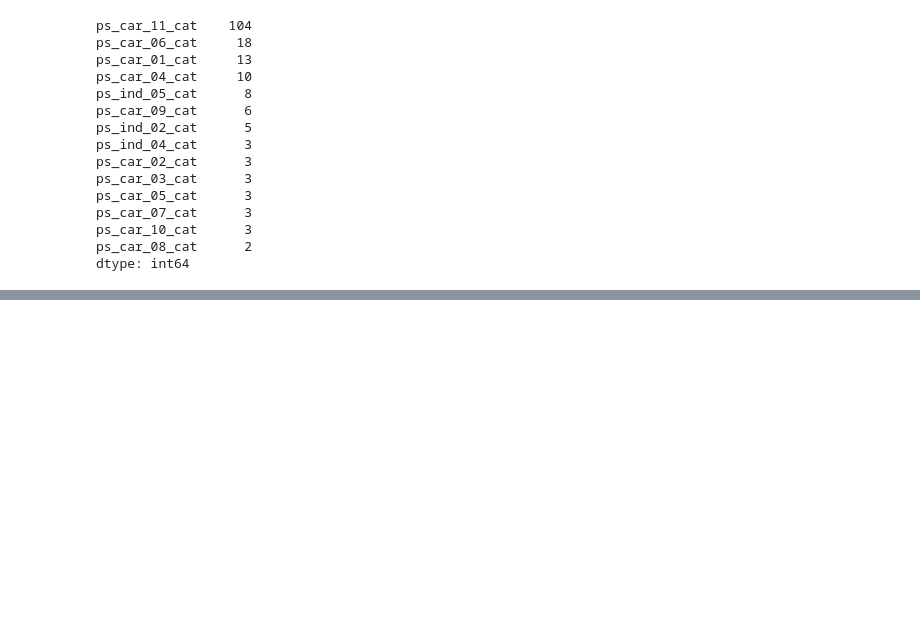
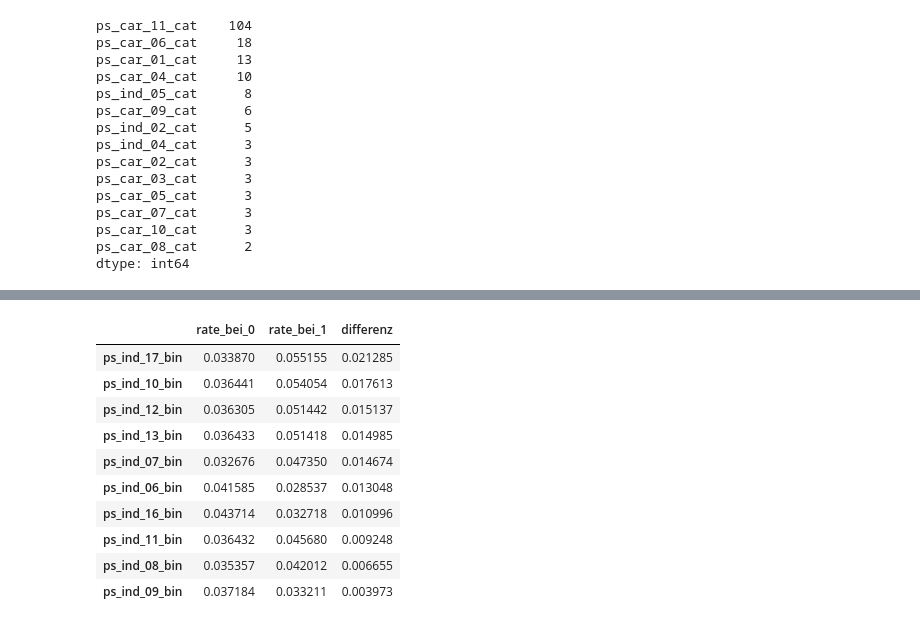
Before and after one commit to Delamijo/Advanced_Data_Analytics_University_Project, a Jupyter notebook: members/S_S_R/notebooks/01_general_eda.ipynb, the cells around one changed output, grey strips where cells are left out. Cells and saved outputs as stored; diff of their text form; code cells hidden in the pictures; blank space fills up the shorter version.

```diff
--- a/members/S_S_R/notebooks/01_general_eda.ipynb
+++ b/members/S_S_R/notebooks/01_general_eda.ipynb
@@ -267,0 +343,24 @@ dtype: int64
+# %%
+# binäres Feature vs. target
+# für jedes binäre Feature die Anspruchsrate in Gruppe 0 vs 1 vergleichen
+
+bin_analyse = pd.DataFrame({
+    "rate_bei_0": [train.loc[train[c] == 0, "target"].mean() for c in bin_cols],
+    "rate_bei_1": [train.loc[train[c] == 1, "target"].mean() for c in bin_cols],
+
+}, index=bin_cols)
+
+bin_analyse["differenz"] = (bin_analyse["rate_bei_1"] - bin_analyse["rate_bei_0"]).abs()
+bin_analyse.sort_values("differenz", ascending=False).head(10)
+# %% [output]
+|  | rate_bei_0 | rate_bei_1 | differenz |
+| ps_ind_17_bin | 0.033870 | 0.055155 | 0.021285 |
+| ps_ind_10_bin | 0.036441 | 0.054054 | 0.017613 |
+| ps_ind_12_bin | 0.036305 | 0.051442 | 0.015137 |
+| ps_ind_13_bin | 0.036433 | 0.051418 | 0.014985 |
+| ps_ind_07_bin | 0.032676 | 0.047350 | 0.014674 |
+| ps_ind_06_bin | 0.041585 | 0.028537 | 0.013048 |
+| ps_ind_16_bin | 0.043714 | 0.032718 | 0.010996 |
+| ps_ind_11_bin | 0.036432 | 0.045680 | 0.009248 |
+| ps_ind_08_bin | 0.035357 | 0.042012 | 0.006655 |
+| ps_ind_09_bin | 0.037184 | 0.033211 | 0.003973 |
```
Also changed, not shown: parts of 8 cells of this notebook.
